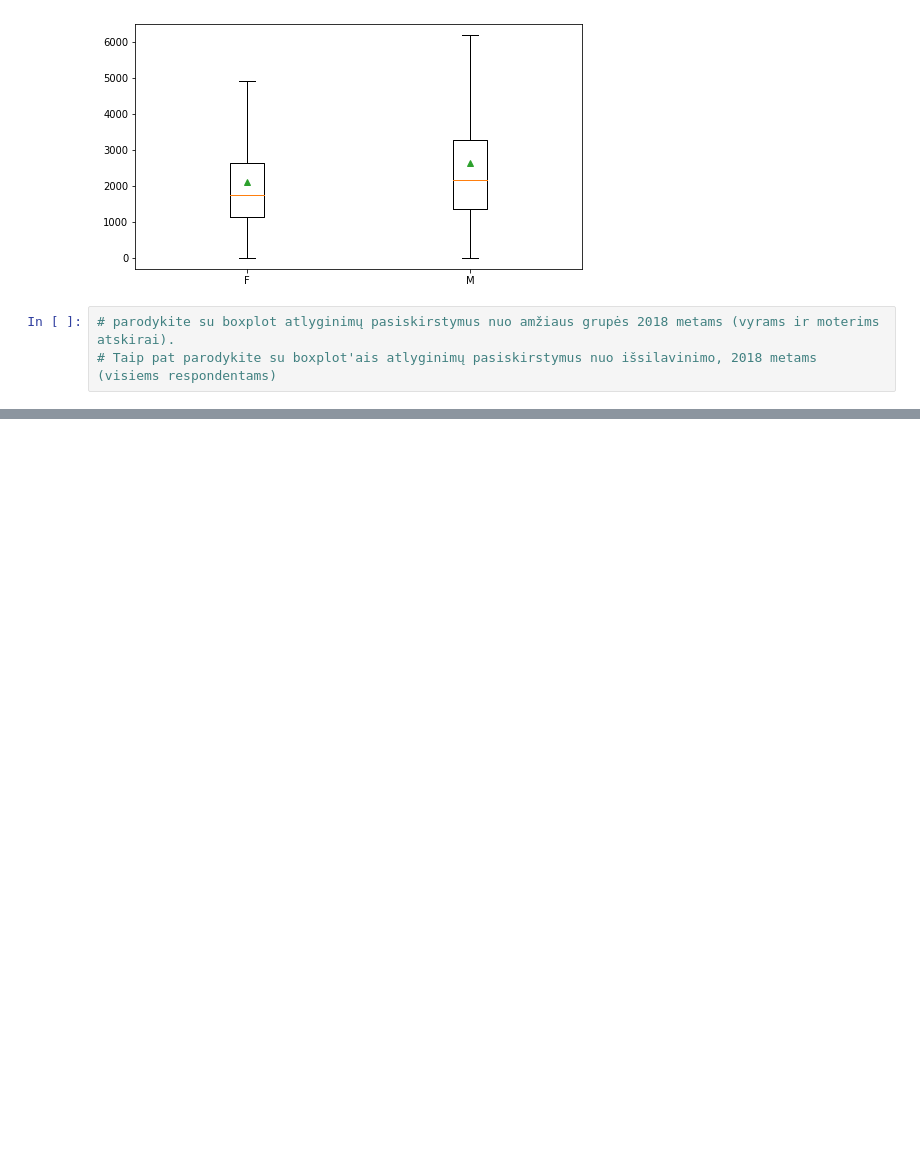
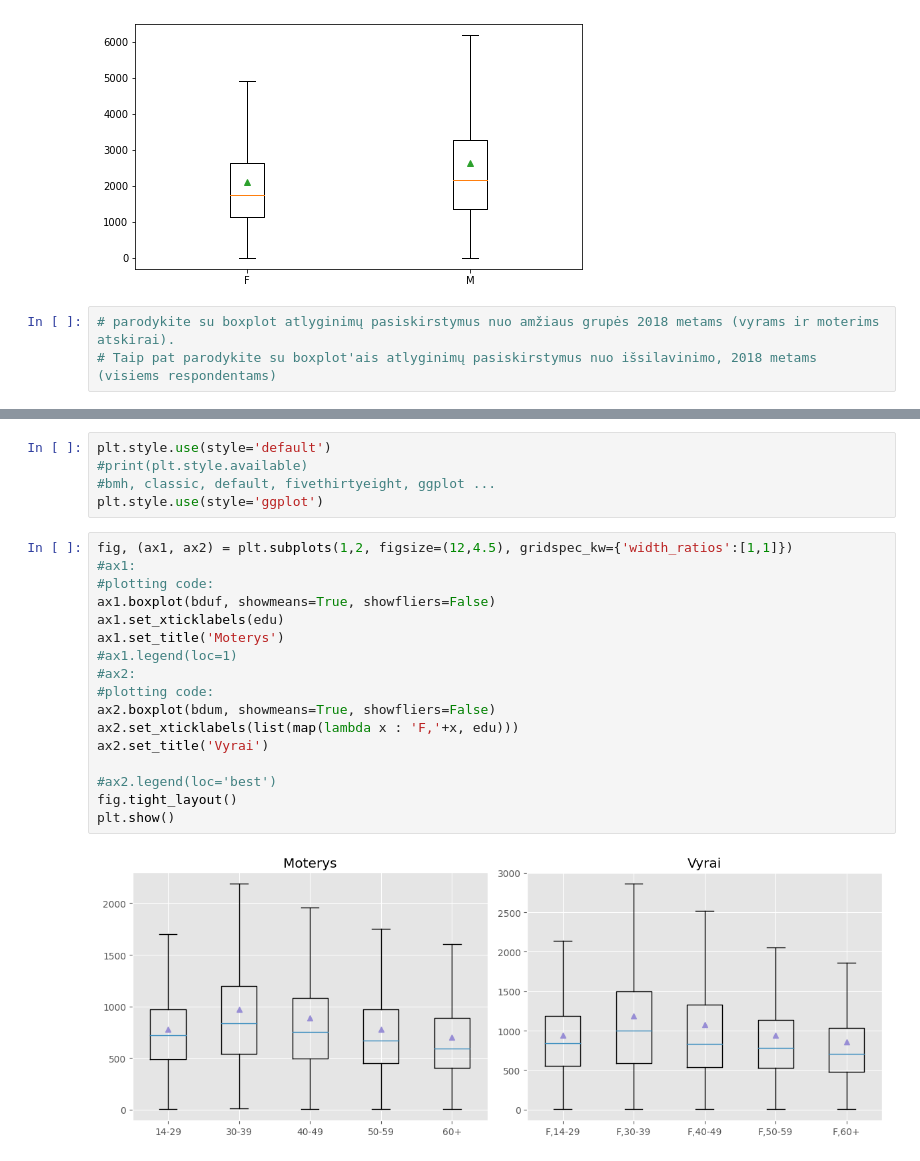
Before and after one commit to ISeeBugsEverywhere/DataScienceNotebooks, a Jupyter notebook: Notebooks/24paskaita.ipynb, the cells around one changed output, grey strips where cells are left out. Drawn from its saved outputs; the diff is of its cells as text; blank space fills up the shorter version.

```diff
--- a/Notebooks/24paskaita.ipynb
+++ b/Notebooks/24paskaita.ipynb
@@ -69,0 +97,24 @@ plt.show()
+# %%
+plt.style.use(style='default')
+#print(plt.style.available)
+#bmh, classic, default, fivethirtyeight, ggplot ...
+plt.style.use(style='ggplot')
+# %%
+fig, (ax1, ax2) = plt.subplots(1,2, figsize=(12,4.5), gridspec_kw={'width_ratios':[1,1]})
+#ax1:
+#plotting code:
+ax1.boxplot(bduf, showmeans=True, showfliers=False)
+ax1.set_xticklabels(edu)
+ax1.set_title('Moterys')
+#ax1.legend(loc=1)
+#ax2:
+#plotting code:
+ax2.boxplot(bdum, showmeans=True, showfliers=False)
+ax2.set_xticklabels(list(map(lambda x : 'F,'+x, edu)))
+ax2.set_title('Vyrai')
+
+#ax2.legend(loc='best')
+fig.tight_layout()
+plt.show()
+# %% [output]
+[figure, added]
```
Also changed, not shown: parts of 3 cells of this notebook.
